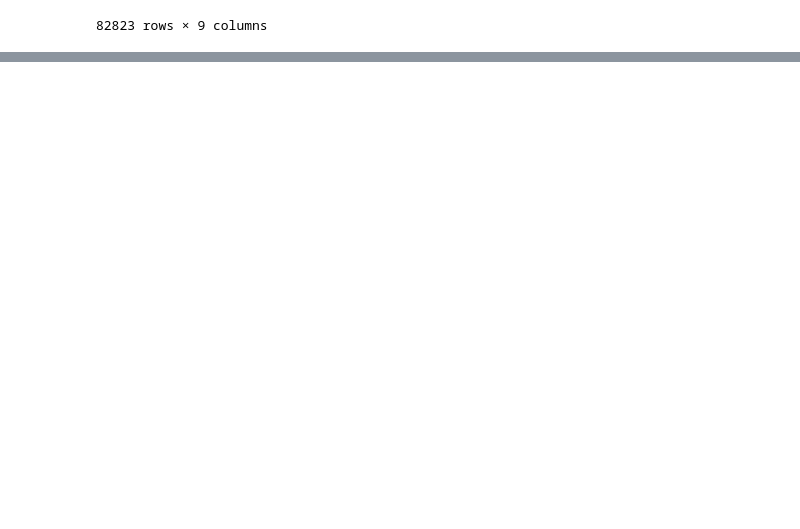
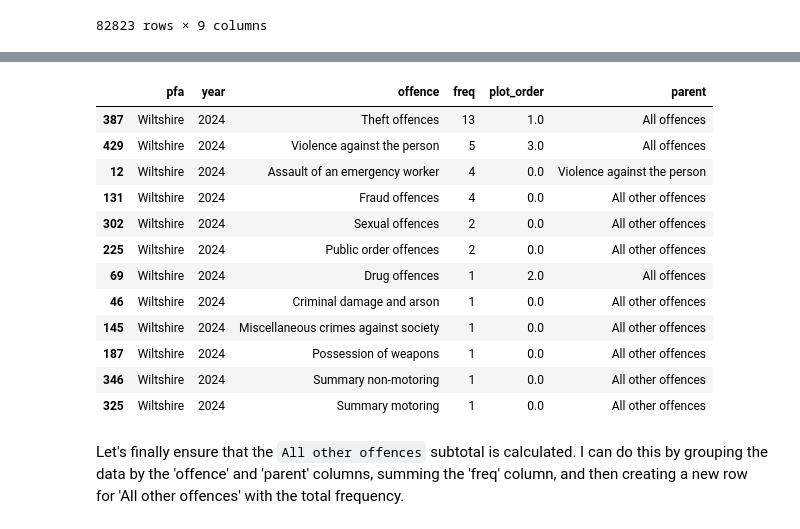
Before and after one commit to Prison-Reform-Trust/womens-imprisonment-PFA, a Jupyter notebook: notebooks/processing_data/1.3-ah-filter_custody_offences.ipynb, the cells around one changed output, grey strips where cells are left out. Saved outputs shown, nothing was run; the diff lists cells and outputs as text; code cells hidden in the pictures; blank space fills up the shorter version.

```diff
--- a/notebooks/processing_data/1.3-ah-filter_custody_offences.ipynb
+++ b/notebooks/processing_data/1.3-ah-filter_custody_offences.ipynb
@@ -102,0 +125,6 @@ Currently the proportions of specific offences within each offence group are bei
+# %%
+df = (
+    filter_custody_offences.load_data()
+    .pipe(filter_custody_offences.process_data)
+    )
+df
@@ -102,0 +189,6 @@ Currently the proportions of specific offences within each offence group are bei
+# %%
+df = (
+    filter_custody_offences.load_data()
+    .pipe(filter_custody_offences.process_data)
+    )
+df
@@ -102,0 +222,19 @@ Currently the proportions of specific offences within each offence group are bei
+# %%
+wiltshire_df = df.query("pfa == 'Wiltshire'").sort_values(by='freq', ascending=False)
+wiltshire_df
+# %% [output]
+|  | pfa | year | offence | freq | plot_order | parent |
+| 387 | Wiltshire | 2024 | Theft offences | 13 | 1.0 | All offences |
+| 429 | Wiltshire | 2024 | Violence against the person | 5 | 3.0 | All offences |
+| 12 | Wiltshire | 2024 | Assault of an emergency worker | 4 | 0.0 | Violence against the person |
+| 131 | Wiltshire | 2024 | Fraud offences | 4 | 0.0 | All other offences |
+| 302 | Wiltshire | 2024 | Sexual offences | 2 | 0.0 | All other offences |
+| 225 | Wiltshire | 2024 | Public order offences | 2 | 0.0 | All other offences |
+| 69 | Wiltshire | 2024 | Drug offences | 1 | 2.0 | All offences |
+| 46 | Wiltshire | 2024 | Criminal damage and arson | 1 | 0.0 | All other offences |
+| 145 | Wiltshire | 2024 | Miscellaneous crimes against society | 1 | 0.0 | All other offences |
+| 187 | Wiltshire | 2024 | Possession of weapons | 1 | 0.0 | All other offences |
+| 346 | Wiltshire | 2024 | Summary non-motoring | 1 | 0.0 | All other offences |
+| 325 | Wiltshire | 2024 | Summary motoring | 1 | 0.0 | All other offences |
+# %% [markdown]
+Let's finally ensure that the `All other offences` subtotal is calculated. I can do this by grouping the data by the 'offence' and 'parent' columns, summing the 'freq' column, and then creating a new row for 'All other offences' with the total frequency.
```
Also changed, not shown: parts of 31 cells of this notebook.
